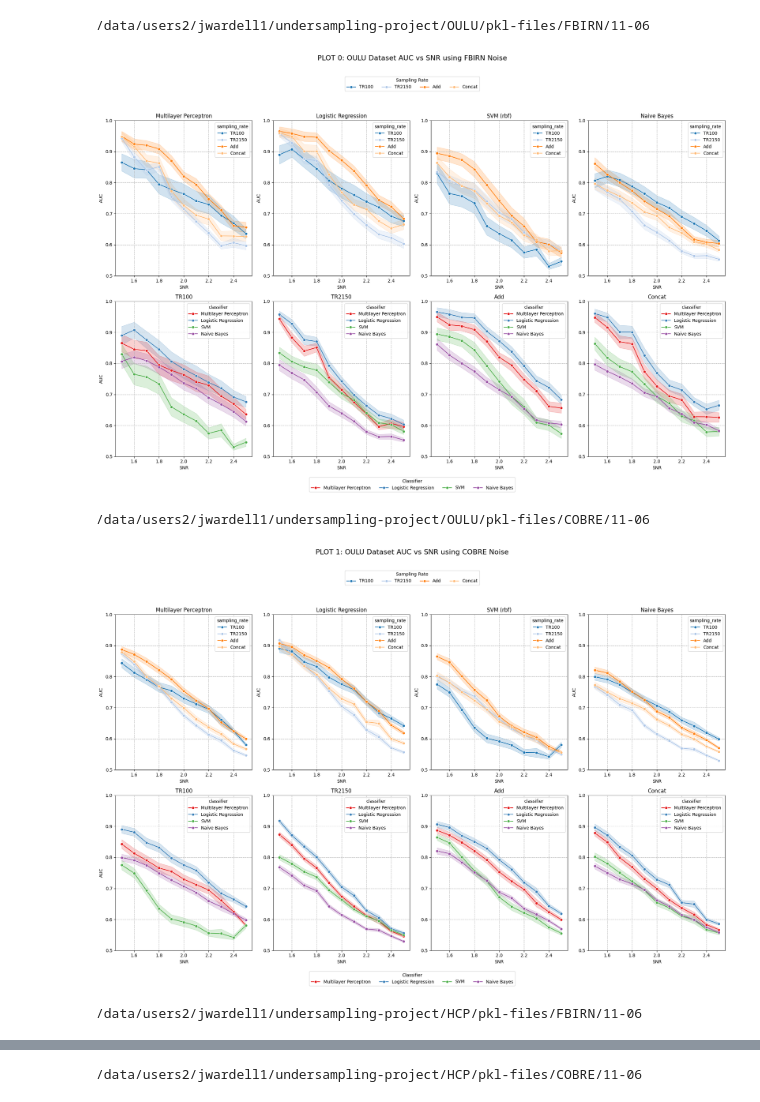
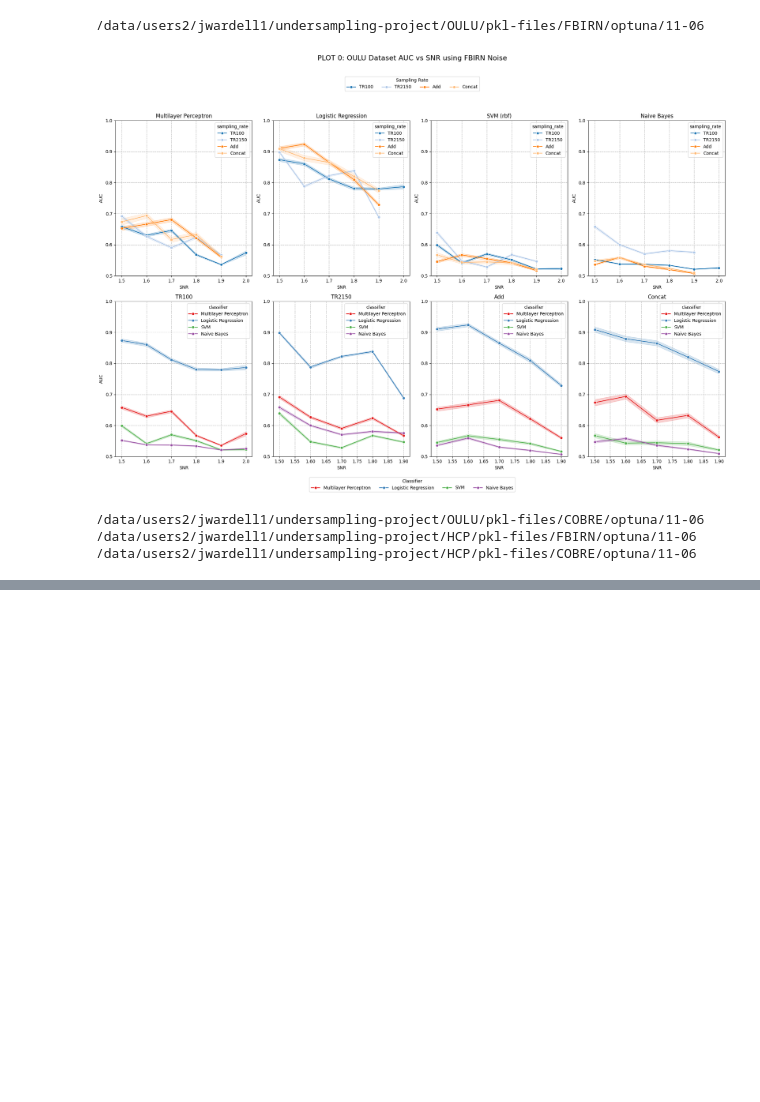
Before and after one commit to neuroneural/undersampling-project, a Jupyter notebook: scripts/plot.ipynb, the cells around one changed output, grey strips where cells are left out. Cells and saved outputs as stored; diff of their text form; code cells hidden in the pictures; blank space fills up the shorter version.

```diff
--- a/scripts/plot.ipynb
+++ b/scripts/plot.ipynb
@@ -15,13 +15,16 @@ plot_all = True
 
 kernel_type = 'rbf'
 
+optuna = True
+
+date = '11-06'
 
 
-
-def plot(noise_dataset, signal_dataset, kernel_type, plot_no):
+def plot(noise_dataset, signal_dataset, kernel_type, plot_no, optuna):
 
     # Define the directory for the current undersampling rate
-    pkl_dir = f'/data/users2/jwardell1/undersampling-project/{signal_dataset.upper()}/pkl-files/{noise_dataset.upper()}/11-06'
+    pkl_dir = f'/data/users2/jwardell1/undersampling-project/{signal_dataset.upper()}/pkl-files/{noise_dataset.upper()}/optuna/{date}' if optuna \
+        else f'/data/users2/jwardell1/undersampling-project/{signal_dataset.upper()}/pkl-files/{noise_dataset.upper()}/{date}'
     print(pkl_dir)
 
 
@@ -49,30 +52,42 @@ def plot(noise_dataset, signal_dataset, kernel_type, plot_no):
 
 
     # Concatenate all dataframes
-    all_data = pd.concat([sr1, sr2, concat, add], ignore_index=True)
+    if optuna:
+        result_df = pd.concat([sr1, sr2, concat, add], ignore_index=True)
+        result_df = result_df.rename(columns={'roc': 'auc'})
 
-    # Function to split each row into multiple rows based on cross-validation index
-    def split_row(row):
-        new_rows = []
-        for cv_ix, auc in enumerate(row['test_scores']):
-            new_row = row.copy()
-            new_row['auc'] = auc
-            new_row['cv_ix'] = cv_ix
-            new_rows.append(new_row)
-        return pd.DataFrame(new_rows)
-
-
-    all_data = all_data.dropna(subset=['test_scores'])
-
-    # Apply the split_row function to each row of the dataframe and concatenate the results
-    result_df = pd.concat(all_data.apply(split_row, axis=1).tolist(), ignore_index=True)
-
-    # Drop the original 'test_scores' column as it's no longer needed
-    result_df.drop('test_scores', axis=1, inplace=True)
+        result_df['classifier'] = result_df['classifier'].replace('lr', 'Logistic Regression')
+        result_df['classifier'] = result_df['classifier'].replace('mlp', 'Multilayer Perceptron')
+        result_df['classifier'] = result_df['classifier'].replace('svm', 'SVM')
+        result_df['classifier'] = result_df['classifier'].replace('nb', 'Naive Bayes')
+    else:
+        all_data = pd.concat([sr1, sr2, concat, add], ignore_index=True)
 
 
 
-    result_df = result_df[['snr', 'cv_ix', 'auc', 'sampling_rate', 'noise_no', 'classifier']]# 'graph_no', 'classifier']]
+    if not optuna:
+        # Function to split each row into multiple rows based on cross-validation index
+        def split_row(row):
+            new_rows = []
+            for cv_ix, auc in enumerate(row['test_scores']):
+                new_row = row.copy()
+                new_row['auc'] = auc
+                new_row['cv_ix'] = cv_ix
+                new_rows.append(new_row)
+            return pd.DataFrame(new_rows)
+
+
+        all_data = all_data.dropna(subset=['test_scores'])
+
+        # Apply the split_row function to each row of the dataframe and concatenate the results
+        result_df = pd.concat(all_data.apply(split_row, axis=1).tolist(), ignore_index=True)
+
+        # Drop the original 'test_scores' column as it's no longer needed
+        result_df.drop('test_scores', axis=1, inplace=True)
+
+
+
+        result_df = result_df[['snr', 'cv_ix', 'auc', 'sampling_rate', 'noise_no', 'classifier']]# 'graph_no', 'classifier']]
 
 
 
@@ -232,37 +247,37 @@ def plot(noise_dataset, signal_dataset, kernel_type, plot_no):
         for ax in ax_row:
             ax.grid(True, which='both', axis='both', linestyle='--')
 
     # Add legends
     handles, labels = axes[0, 0].get_legend_handles_labels()
     fig.legend(handles, labels, loc='upper center', ncol=len(sampling_rates), title='Sampling Rate', bbox_to_anchor=(0.5, 1.05))
 
     handles, labels = axes[1, 0].get_legend_handles_labels()
     fig.legend(handles, labels, loc='lower center', ncol=len(classifiers), title='Classifier', bbox_to_anchor=(0.5, -0.05))
     plt.savefig(f'../results/{signal_dataset}_{noise_dataset}_{kernel_type}.png')
 
     plt.show()
 
 if plot_all:
     plot_no = 0
     signal_datasets = ['oulu', 'hcp']#, 'simulation']
     noise_datasets = ['fbirn', 'cobre']#, 'var']
     kernels = ['rbf']#, 'linear']
 
     for signal_dataset in signal_datasets:
         for noise_dataset in noise_datasets:
             for kernel_type in kernels:
                 try:
-                    plot(noise_dataset, signal_dataset, kernel_type, plot_no)
+                    plot(noise_dataset, signal_dataset, kernel_type, plot_no, optuna)
                     plot_no += 1
                 except ValueError as e:
                     pass
                     #print(f'error poltting {signal_dataset} {noise_dataset} {kernel_type} sklearn {sklearn}')
 
 else:
-    plot(noise_dataset, signal_dataset, kernel_type, 0)
+    plot(noise_dataset, signal_dataset, kernel_type, 0, optuna)
 # %% [output]
-/data/users2/jwardell1/undersampling-project/OULU/pkl-files/FBIRN/11-06
+/data/users2/jwardell1/undersampling-project/OULU/pkl-files/FBIRN/optuna/11-06
-[figure, old version]
+[figure, new version]
-/data/users2/jwardell1/undersampling-project/OULU/pkl-files/COBRE/11-06
+/data/users2/jwardell1/undersampling-project/OULU/pkl-files/COBRE/optuna/11-06
+/data/users2/jwardell1/undersampling-project/HCP/pkl-files/FBIRN/optuna/11-06
+/data/users2/jwardell1/undersampling-project/HCP/pkl-files/COBRE/optuna/11-06
-[figure, removed]
-/data/users2/jwardell1/undersampling-project/HCP/pkl-files/FBIRN/11-06
@@ -270 +283,0 @@ else:
-/data/users2/jwardell1/undersampling-project/HCP/pkl-files/COBRE/11-06
```
Also changed, not shown: parts of 3 cells of this notebook, 1 other file.
